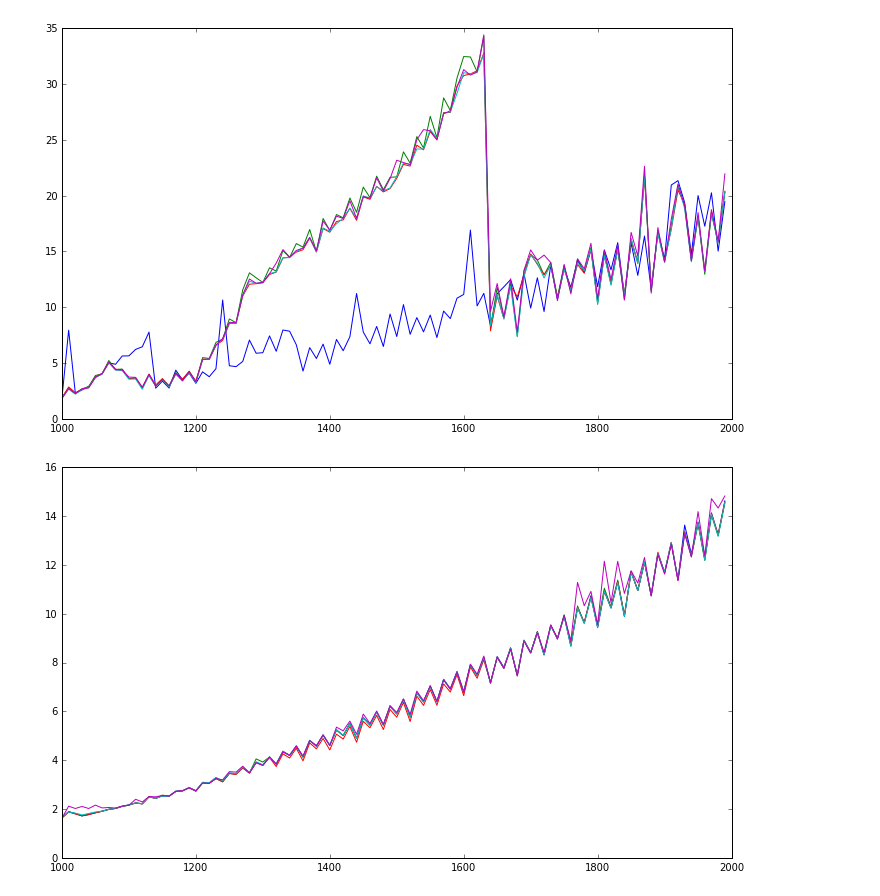
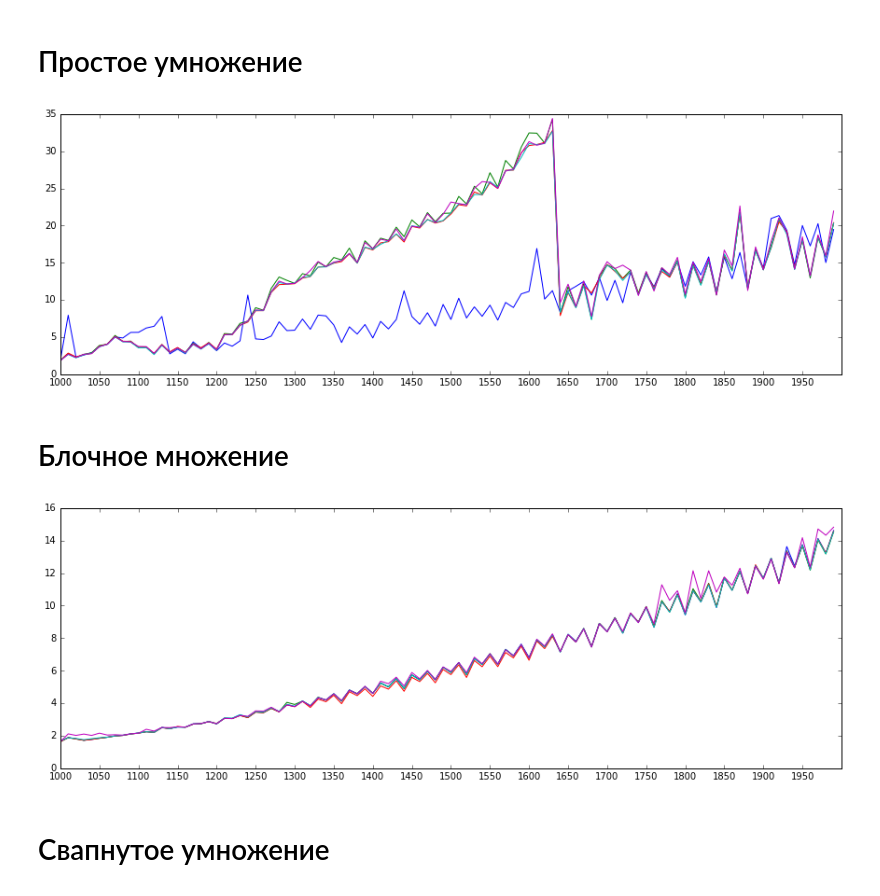
Before and after one commit to matveinazaruk/mag_tolstikov, a Jupyter notebook: 1000_2000.ipynb, the cells around one changed output. Drawn from its saved outputs; the diff is of its cells as text; code cells hidden in the pictures.

```diff
--- a/1000_2000.ipynb
+++ b/1000_2000.ipynb
@@ -18,20 +18,28 @@ with open('swapped_results_1000_2000.txt') as fin:
     for line in fin:
         swapped_results.append([float(n) for n in line.split()])
 
-
-fig_size = (12, 10)
-plt.rcParams["figure.figsize"] = (12, 7)
+plt.rcParams["figure.figsize"] = (15, 5)
+# %% [markdown]
+# Простое умножение
 # %%
 for results in simple_results:
     plt.plot(xrange(1000, 2000, 10), results)
+
+plt.xticks(np.arange(1000, 2000, 50))
 plt.show()
 # %% [output]
-[figure, old version]
+[figure, new version]
+# %% [markdown]
+# Блочное множение
 # %%
 for results in block_results:
     plt.plot(xrange(1000, 2000, 10), results)
+
+plt.xticks(np.arange(1000, 2000, 50))
 plt.show()
 # %% [output]
-[figure, old version]
+[figure, new version]
+# %% [markdown]
+# Свапнутое умножение
 # %%
 for results in swapped_results:
```
Also changed, not shown: parts of 3 cells of this notebook, 1 other file.
